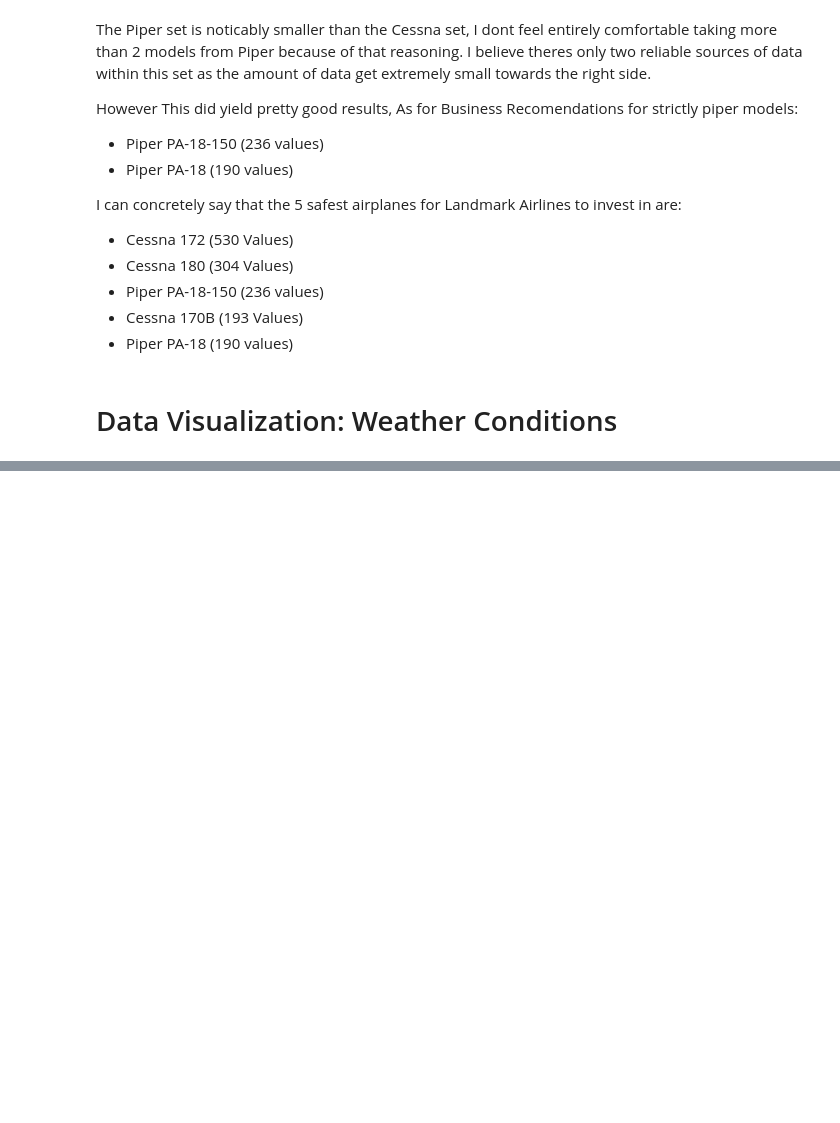
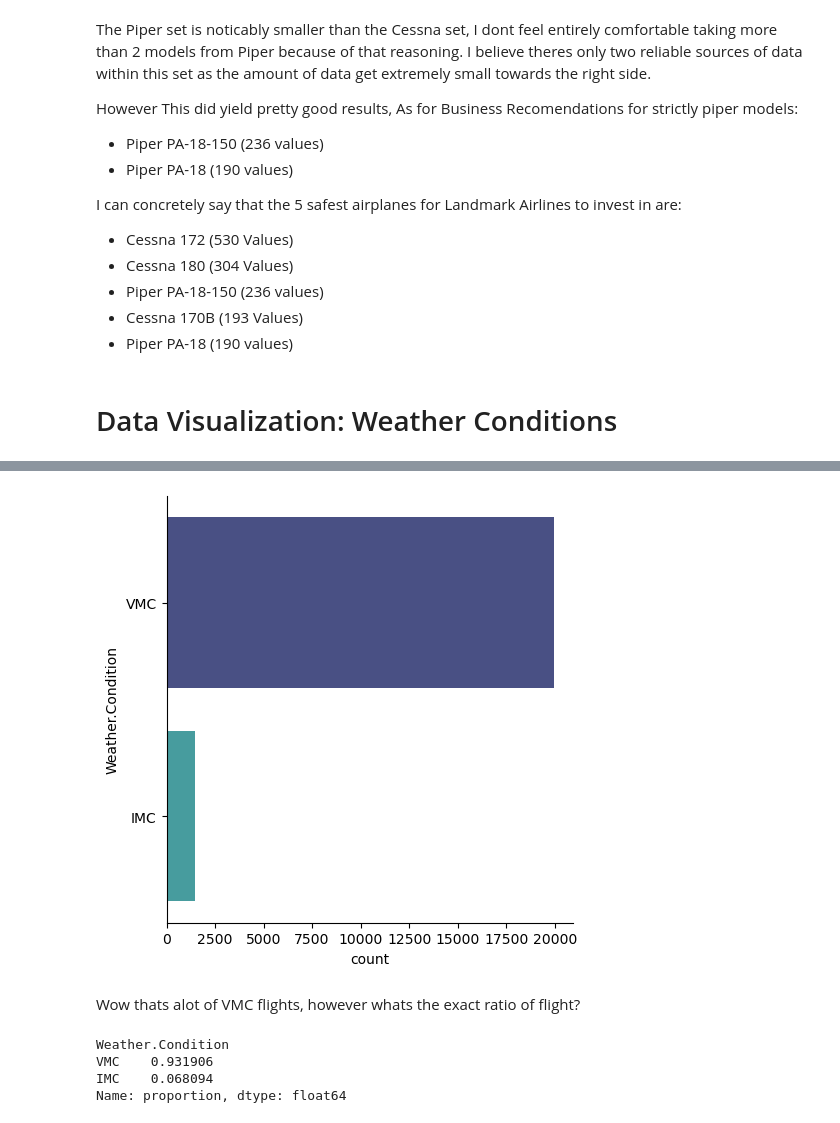
Before and after one commit to LMK08/Aircraft-Company-EDA, a Jupyter notebook: Franko/Visualizing_Aviation_Data.ipynb, the cells around one changed output, grey strips where cells are left out. Saved outputs shown, nothing was run; the diff lists cells and outputs as text; code cells hidden in the pictures; blank space fills up the shorter version.

```diff
--- a/Franko/Visualizing_Aviation_Data.ipynb
+++ b/Franko/Visualizing_Aviation_Data.ipynb
@@ -323,0 +348,17 @@ I can concretely say that the 5 safest airplanes for Landmark Airlines to invest
+# %%
+# Removing any unknown values
+weather_data = df = df[df['Weather.Condition'] != 'Unknown']
+# %%
+# Creating a cat plot
+sns.catplot(y ="Weather.Condition",data = weather_data , kind= "count", palette = 'mako');
+# %% [output]
+[figure, added]
+# %% [markdown]
+Wow thats alot of VMC flights, however whats the exact ratio of flight?
+# %%
+weather_data['Weather.Condition'].value_counts(normalize = True)
+# %% [output]
+Weather.Condition
+VMC    0.931906
+IMC    0.068094
+Name: proportion, dtype: float64
```
Also changed, not shown: parts of 15 cells of this notebook, 1 other file.
